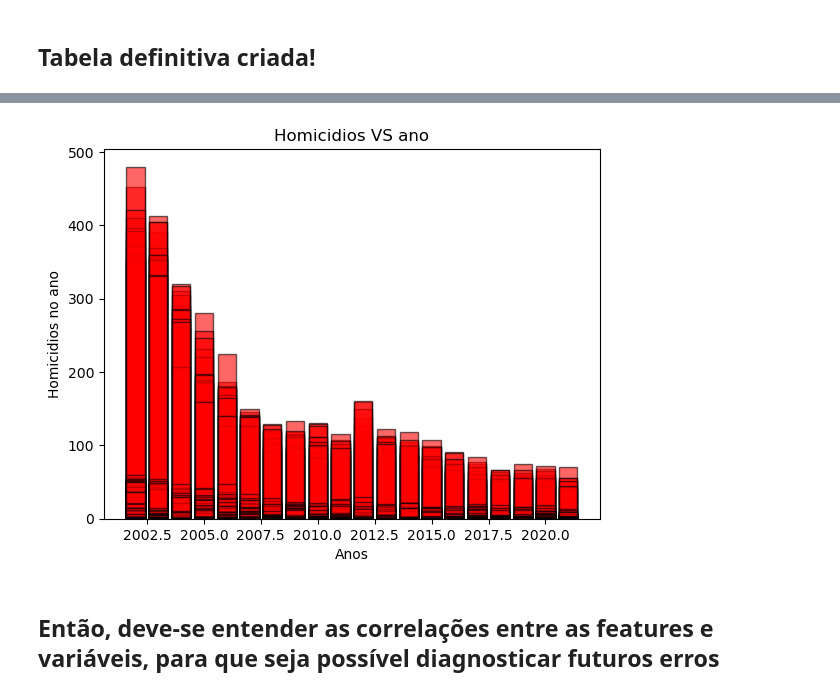
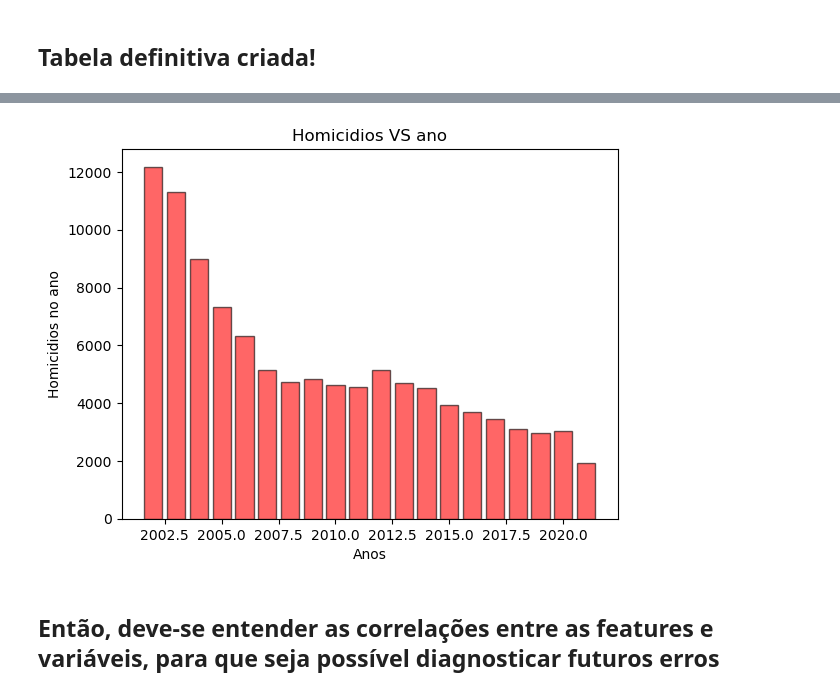
Before and after one commit to felipebns/P2_Cdados, a Jupyter notebook: p2_cdados.ipynb, the cells around one changed output, grey strips where cells are left out. Saved outputs shown, nothing was run; the diff lists cells and outputs as text; code cells hidden in the pictures.

```diff
--- a/p2_cdados.ipynb
+++ b/p2_cdados.ipynb
@@ -193,0 +172,3 @@ pd.crosstab(homicidio.ano, homicidio.Homicidio_total, normalize=True, margins=Tr
+# %%
+homicidio_estado = homicidio.groupby(['ano']).agg({'Homicidio_total': 'sum'}).reset_index()
+homicidio_estado #mostra o numero de homicidios totais no Estado de São Paulo
@@ -194,11 +229,11 @@ pd.crosstab(homicidio.ano, homicidio.Homicidio_total, normalize=True, margins=Tr
 # %%
-plt.bar(homicidio.ano, homicidio.Homicidio_total, edgecolor='black', color='red', alpha=0.6)
+plt.bar(homicidio_estado.ano, homicidio_estado.Homicidio_total, edgecolor='black', color='red', alpha=0.6)
 plt.xlabel('Anos')
 plt.ylabel('Homicidios no ano')
 plt.title('Homicidios VS ano')
 plt.show()
 # %% [output]
-[figure, old version]
+[figure, new version]
 # %% [markdown]
  ## Então, deve-se entender as correlações entre as features e variáveis, para que seja possível diagnosticar futuros erros
 # %%
```
Also changed, not shown: parts of 8 cells of this notebook.
